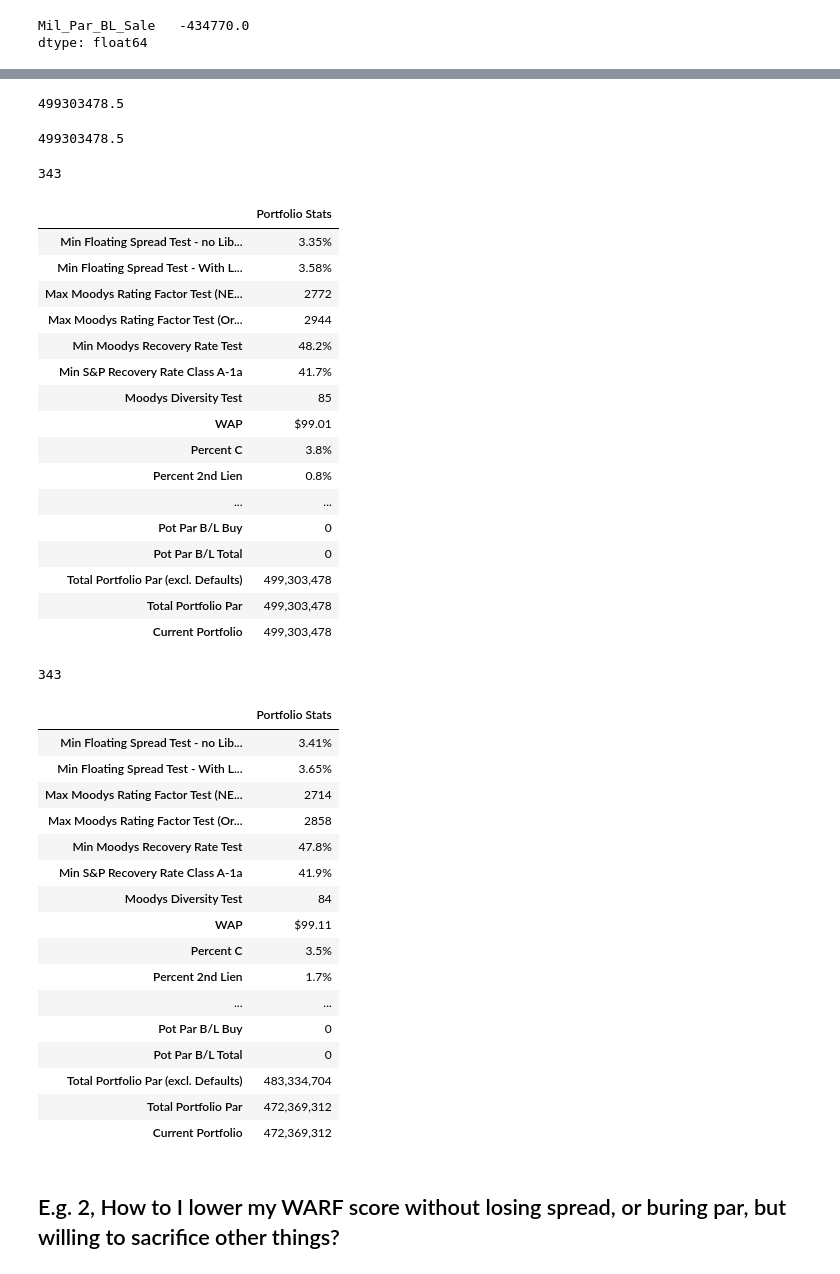
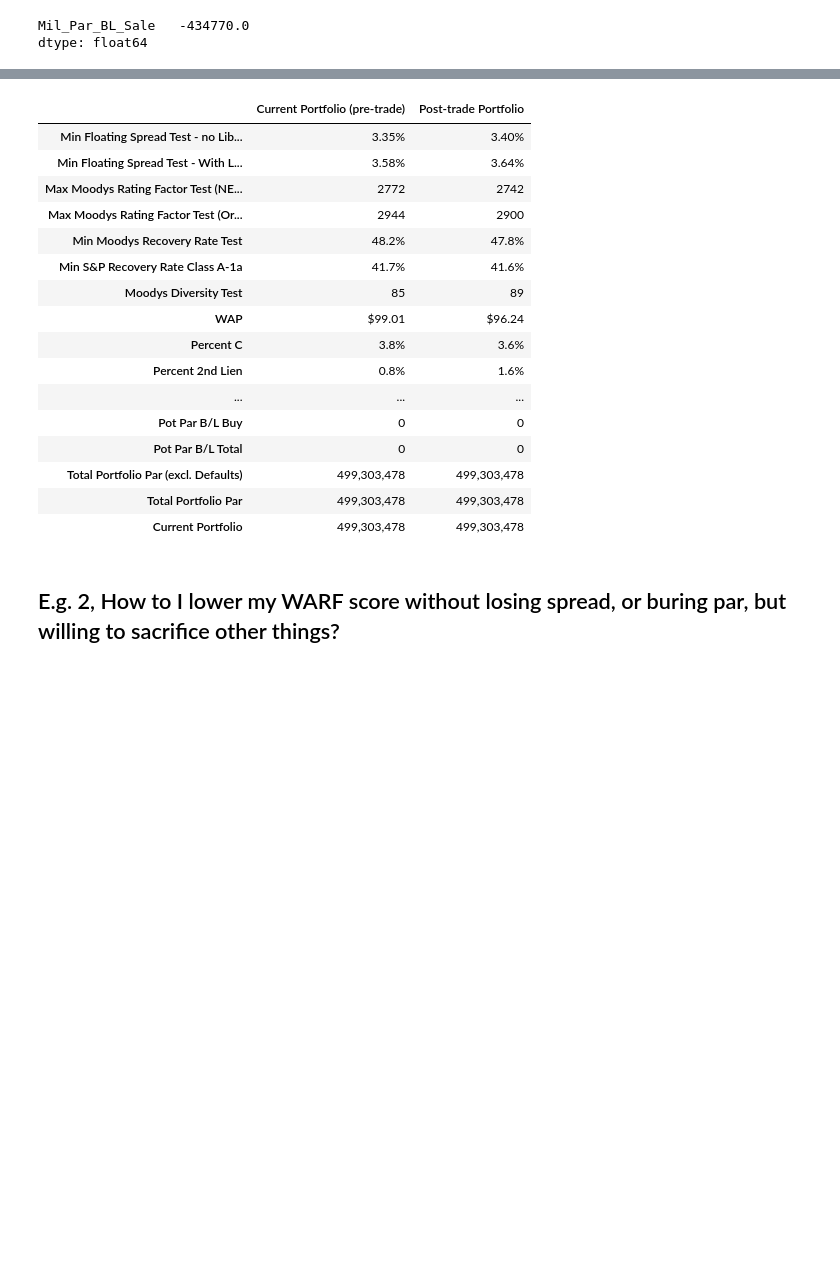
Before and after one commit to joshknechtel-gs/RM-IT, a Jupyter notebook: CLO Model Portfolio-17-Debugging.ipynb, the cells around one changed output, grey strips where cells are left out. Saved outputs shown, nothing was run; the diff lists cells and outputs as text; code cells hidden in the pictures; blank space fills up the shorter version.

```diff
--- a/CLO Model Portfolio-17-Debugging.ipynb
+++ b/CLO Model Portfolio-17-Debugging.ipynb
@@ -1186,59 +1162,23 @@ model_port.loc[~model_port['Trade'].isna(),['Trade','PnD_postTrade']]
-# %%
-# this is why the stats are wrong, the trades aren't being counted in Par_no_default for weighting
-model_port.loc[:,'Par_no_default'].sum()
-model_port.loc[:,'PnD_postTrade'].sum()  #correct number of trades
-#model_port.loc[new]
-# %% [output]
-499303478.5
-499303478.5
-# %%
-mask = (model_port['Categorical']=='Current')
-len(mask.loc[mask==True])
-Port_stats(model_port.loc[mask],ind_avg_eu)
-
-mask = ((model_port['Categorical']=='Current')&(model_port['Trade']!='Sale'))|(model_port['Trade']=='Buy')
-len(mask.loc[mask==True])
-Port_stats(model_port.loc[mask],ind_avg_eu,'PnD_postTrade')
-
-#Port_stats(model_port.loc[new],ind_avg_eu)
-#Port_stats(model_port.loc[(model_port['Categorical']=='Current')|(model_port['Trade']=='Buy')],ind_avg_eu)
-# %% [output]
-343
-|  | Portfolio Stats |
-| Min Floating Spread Test - no Lib... | 3.35% |
-| Min Floating Spread Test - With L... | 3.58% |
-| Max Moodys Rating Factor Test (NE... | 2772 |
-| Max Moodys Rating Factor Test (Or... | 2944 |
-| Min Moodys Recovery Rate Test | 48.2% |
-| Min S&P Recovery Rate Class A-1a | 41.7% |
-| Moodys Diversity Test | 85 |
-| WAP | $99.01 |
-| Percent C | 3.8% |
-| Percent 2nd Lien | 0.8% |
-| ... | ... |
-| Pot Par B/L Buy | 0 |
-| Pot Par B/L Total | 0 |
-| Total Portfolio Par (excl. Defaults) | 499,303,478 |
-| Total Portfolio Par | 499,303,478 |
-| Current Portfolio | 499,303,478 |
-343
-|  | Portfolio Stats |
-| Min Floating Spread Test - no Lib... | 3.41% |
-| Min Floating Spread Test - With L... | 3.65% |
-| Max Moodys Rating Factor Test (NE... | 2714 |
-| Max Moodys Rating Factor Test (Or... | 2858 |
-| Min Moodys Recovery Rate Test | 47.8% |
-| Min S&P Recovery Rate Class A-1a | 41.9% |
-| Moodys Diversity Test | 84 |
-| WAP | $99.11 |
-| Percent C | 3.5% |
-| Percent 2nd Lien | 1.7% |
-| ... | ... |
-| Pot Par B/L Buy | 0 |
-| Pot Par B/L Total | 0 |
-| Total Portfolio Par (excl. Defaults) | 483,334,704 |
-| Total Portfolio Par | 472,369,312 |
-| Current Portfolio | 472,369,312 |
+# %%
+prepost_Port_stats(model_port, ind_avg_eu, ['Par_no_default','PnD_postTrade'])
+# %% [output]
+|  | Current Portfolio (pre-trade) | Post-trade Portfolio |
+| Min Floating Spread Test - no Lib... | 3.35% | 3.40% |
+| Min Floating Spread Test - With L... | 3.58% | 3.64% |
+| Max Moodys Rating Factor Test (NE... | 2772 | 2742 |
+| Max Moodys Rating Factor Test (Or... | 2944 | 2900 |
+| Min Moodys Recovery Rate Test | 48.2% | 47.8% |
+| Min S&P Recovery Rate Class A-1a | 41.7% | 41.6% |
+| Moodys Diversity Test | 85 | 89 |
+| WAP | $99.01 | $96.24 |
+| Percent C | 3.8% | 3.6% |
+| Percent 2nd Lien | 0.8% | 1.6% |
+| ... | ... | ... |
+| Pot Par B/L Buy | 0 | 0 |
+| Pot Par B/L Total | 0 | 0 |
+| Total Portfolio Par (excl. Defaults) | 499,303,478 | 499,303,478 |
+| Total Portfolio Par | 499,303,478 | 499,303,478 |
+| Current Portfolio | 499,303,478 | 499,303,478 |
 # %% [markdown]
 ## E.g. 2, How to I lower my WARF score without losing spread, or buring par, but willing to sacrifice other things?
 # %%
```
Also changed, not shown: parts of 22 cells of this notebook.
